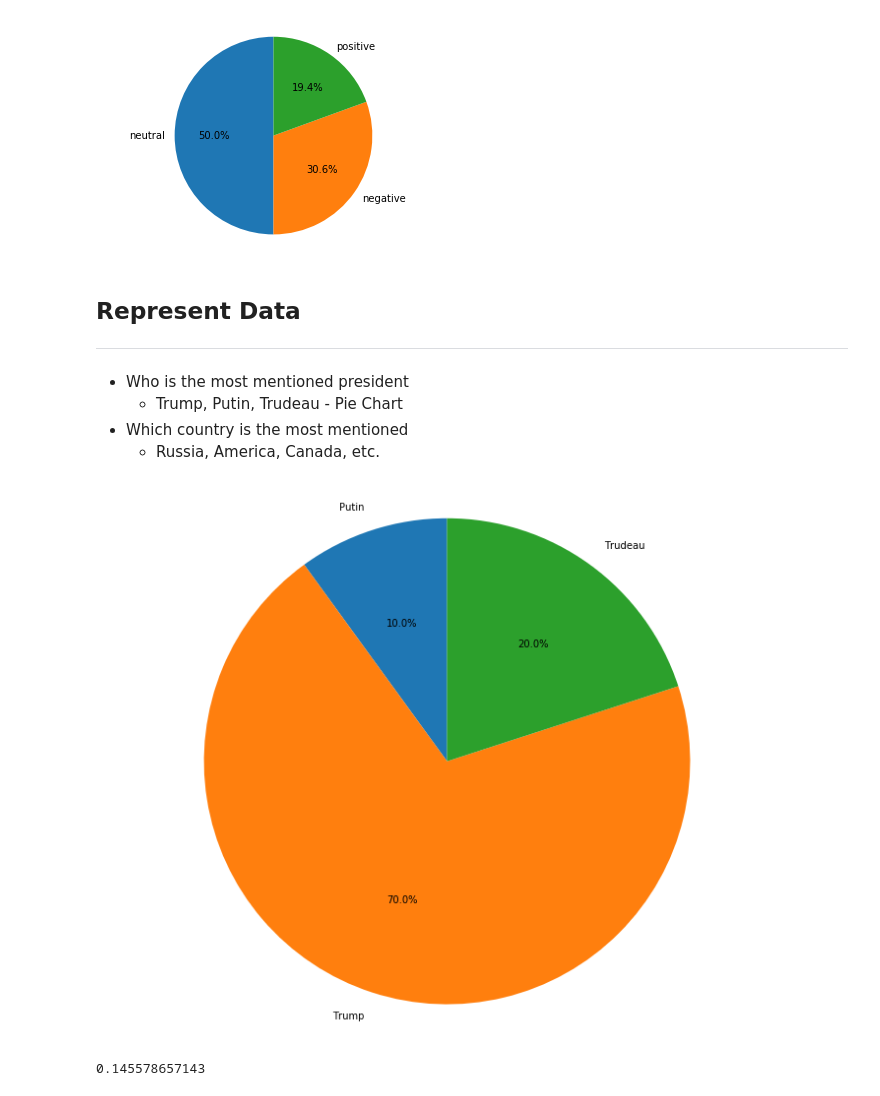
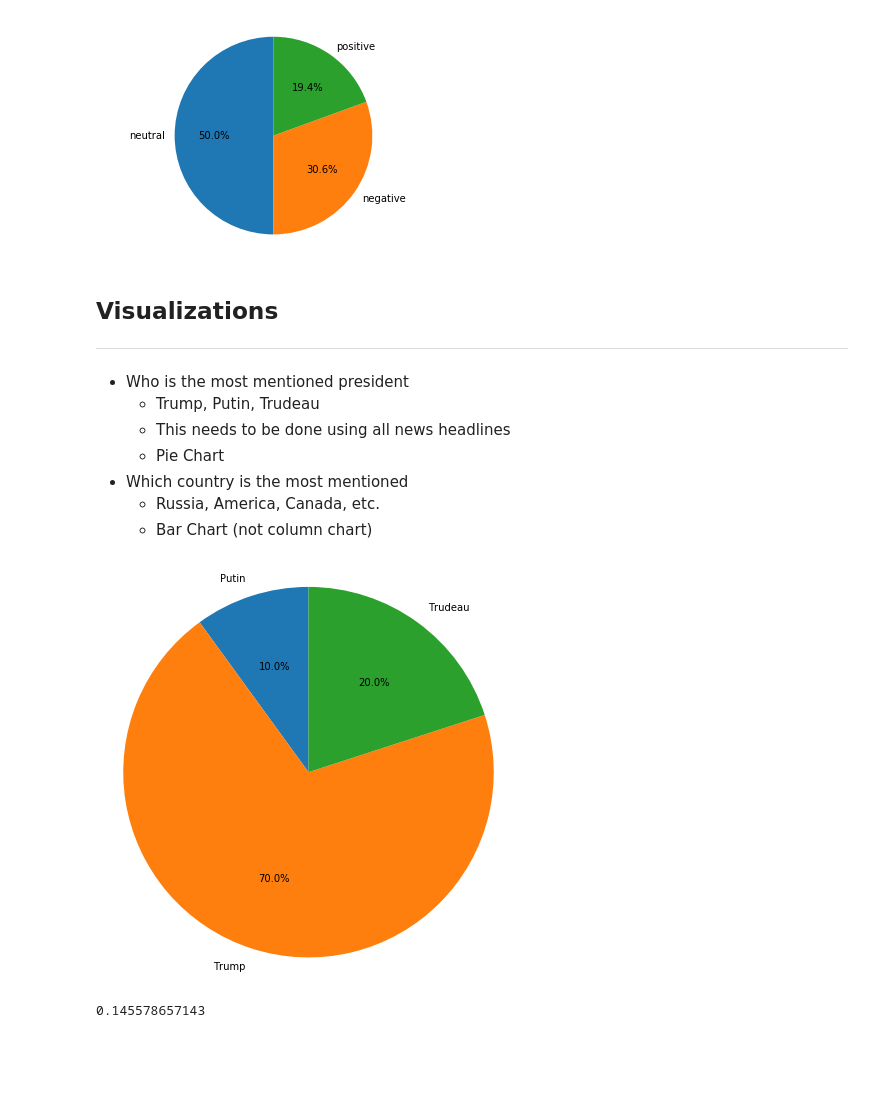
Before and after one commit to 00111000/Analyzing-Trends-in-News-Headlines, a Jupyter notebook: Analyzing-Trends-in-News-Headlines.ipynb, the cells around one changed output. Cells and saved outputs as stored; diff of their text form; code cells hidden in the pictures; blank space fills up the shorter version.

```diff
--- a/Analyzing-Trends-in-News-Headlines.ipynb
+++ b/Analyzing-Trends-in-News-Headlines.ipynb
@@ -178,7 +219,7 @@ import numpy as np
 %matplotlib inline
 
 # Read data into a DataFrame
-sample = pd.read_csv('test.csv')
+sample = pd.read_csv('JSON-to-CSV-Example.csv')
 
 # Remove the ID column
 sample = sample.iloc[:, 1:]
@@ -226,33 +267,36 @@ positive     7
 Name: SENTIMENT_LABEL, dtype: int64
 [figure]
 # %% [markdown]
-## Represent Data
+## Visualizations
 ---
 
 * Who is the most mentioned president
-    * Trump, Putin, Trudeau - Pie Chart
+    * Trump, Putin, Trudeau
+    * This needs to be done using all news headlines
+    * Pie  Chart
 * Which country is the most mentioned
     * Russia, America, Canada, etc.
+    * Bar Chart (not column chart)
 # %%
 putin_count = sample['PUTIN'].value_counts()
 trump_count = sample['TRUMP'].value_counts()
 trudeau_count = sample['TRUDEAU'].value_counts()
 
 labels = 'Putin', 'Trump', 'Trudeau'
 sizes = [putin_count[1], trump_count[1], trudeau_count[1]]
 
-fig1, ax1 = plt.subplots(figsize = (10, 8))
+fig1, ax1 = plt.subplots(figsize = (6, 6))
 ax1.pie(sizes,
         labels = labels,
         autopct = '%1.1f%%',
         startangle = 90)
 
 ax1.axis('equal')
 
 plt.tight_layout()
 plt.show()
 # %% [output]
-[figure, old version]
+[figure, new version]
 # %%
 data = ((3, 10, 3), (10, 3, 4), (10, 3, 2), (5, 8, 1), (5, 1, 5))
 
```
Also changed, not shown: parts of 10 cells of this notebook, 1 other file.
